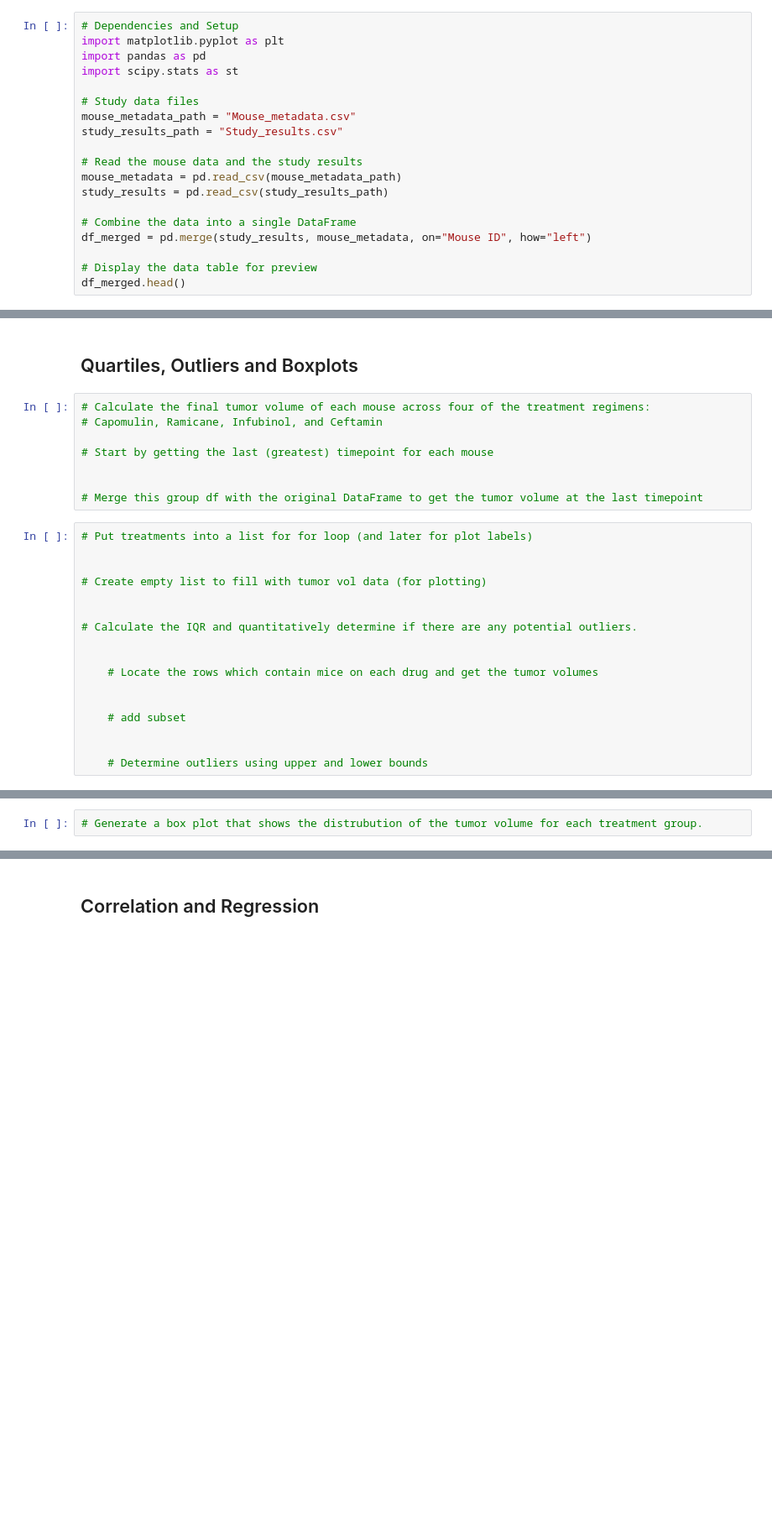
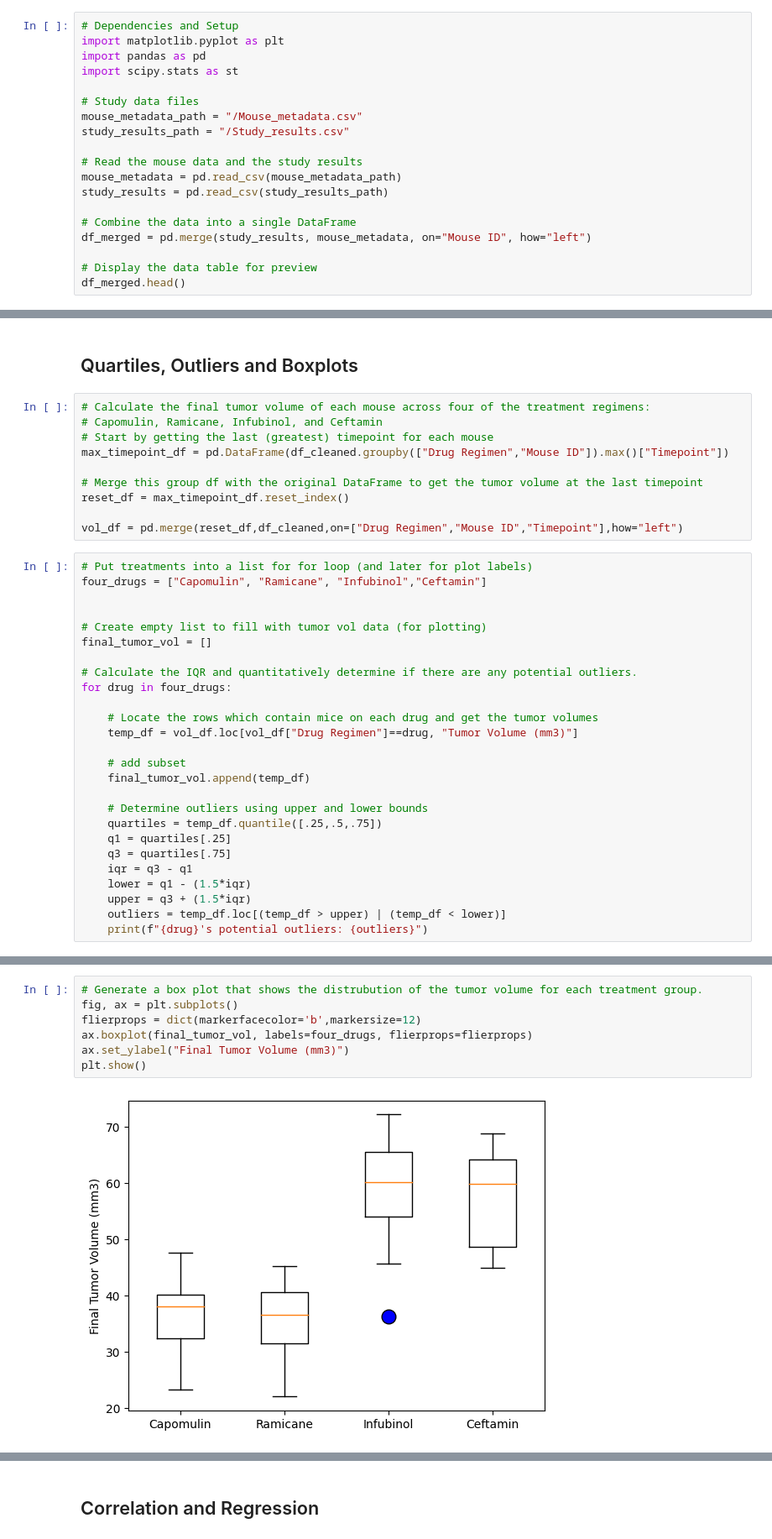
Before and after one commit to Nolan-Tonthat/pymaceuticals-challenge, a Jupyter notebook: pymaceuticals.ipynb, the cells around one changed output, grey strips where cells are left out. Shown at 84% size. Saved outputs shown, nothing was run; the diff lists cells and outputs as text; blank space fills up the shorter version.

Commit message:
added boxplot, correlation & regression, analysis

```diff
--- a/pymaceuticals.ipynb
+++ b/pymaceuticals.ipynb
@@ -12,8 +16,8 @@ import pandas as pd
 import scipy.stats as st
 
 # Study data files
-mouse_metadata_path = "Mouse_metadata.csv"
-study_results_path = "Study_results.csv"
+mouse_metadata_path = "/Mouse_metadata.csv"
+study_results_path = "/Study_results.csv"
 
 # Read the mouse data and the study results
 mouse_metadata = pd.read_csv(mouse_metadata_path)
@@ -151,25 +155,36 @@ plt.show()
 # %%
 # Calculate the final tumor volume of each mouse across four of the treatment regimens:
 # Capomulin, Ramicane, Infubinol, and Ceftamin
-
 # Start by getting the last (greatest) timepoint for each mouse
-
+max_timepoint_df = pd.DataFrame(df_cleaned.groupby(["Drug Regimen","Mouse ID"]).max()["Timepoint"])
 
 # Merge this group df with the original DataFrame to get the tumor volume at the last timepoint
+reset_df = max_timepoint_df.reset_index()
+
+vol_df = pd.merge(reset_df,df_cleaned,on=["Drug Regimen","Mouse ID","Timepoint"],how="left")
 # %%
 # Put treatments into a list for for loop (and later for plot labels)
+four_drugs = ["Capomulin", "Ramicane", "Infubinol","Ceftamin"]
 
 
 # Create empty list to fill with tumor vol data (for plotting)
-
+final_tumor_vol = []
 
 # Calculate the IQR and quantitatively determine if there are any potential outliers.
-
+for drug in four_drugs:
 
     # Locate the rows which contain mice on each drug and get the tumor volumes
-
+    temp_df = vol_df.loc[vol_df["Drug Regimen"]==drug, "Tumor Volume (mm3)"]
 
     # add subset
-
+    final_tumor_vol.append(temp_df)
 
     # Determine outliers using upper and lower bounds
+    quartiles = temp_df.quantile([.25,.5,.75])
+    q1 = quartiles[.25]
+    q3 = quartiles[.75]
+    iqr = q3 - q1
+    lower = q1 - (1.5*iqr)
+    upper = q3 + (1.5*iqr)
+    outliers = temp_df.loc[(temp_df > upper) | (temp_df < lower)]
+    print(f"{drug}'s potential outliers: {outliers}")
@@ -176,2 +197,9 @@ plt.show()
 # %%
 # Generate a box plot that shows the distrubution of the tumor volume for each treatment group.
+fig, ax = plt.subplots()
+flierprops = dict(markerfacecolor='b',markersize=12)
+ax.boxplot(final_tumor_vol, labels=four_drugs, flierprops=flierprops)
+ax.set_ylabel("Final Tumor Volume (mm3)")
+plt.show()
+# %% [output]
+[figure, added]
```
Also changed, not shown: parts of 7 cells of this notebook.
